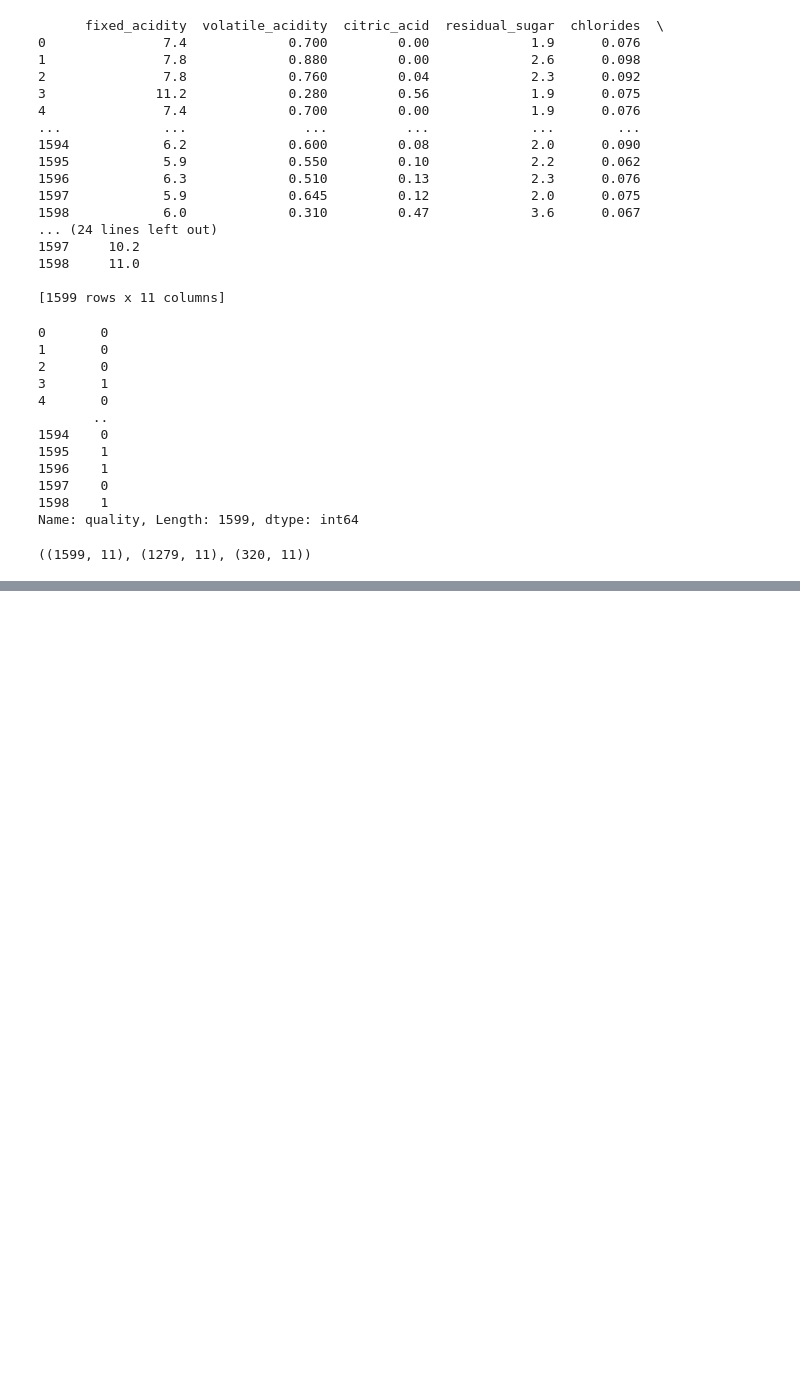
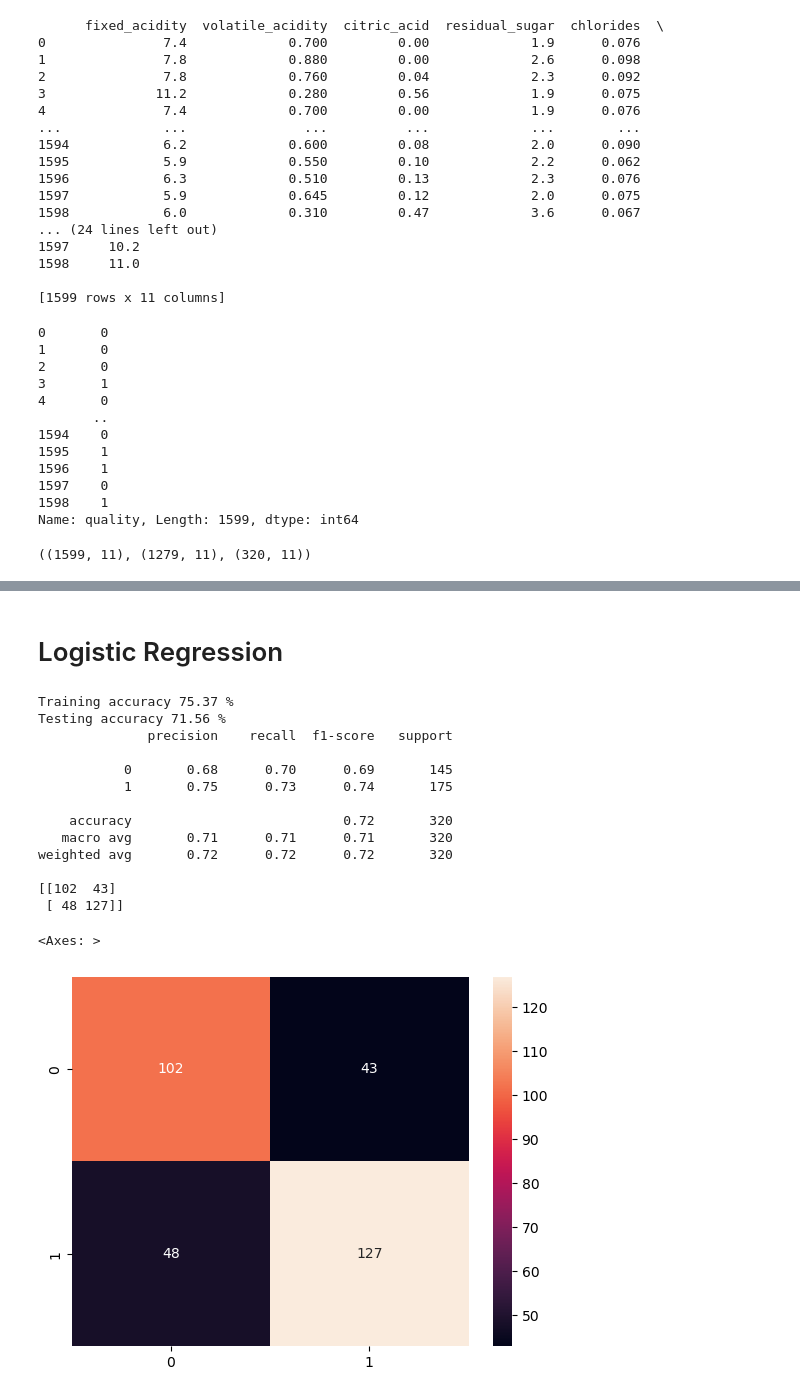
Before and after one commit to cobentil02/Redwinequality_ML, a Jupyter notebook: Red_Wine_Dataset.ipynb, the cells around one changed output, grey strips where cells are left out. Cells and saved outputs as stored; diff of their text form; code cells hidden in the pictures; blank space fills up the shorter version.

```diff
--- a/Red_Wine_Dataset.ipynb
+++ b/Red_Wine_Dataset.ipynb
@@ -240,0 +324,35 @@ X_test = sc.fit_transform(X_test)
+# %% [markdown]
+# Logistic Regression
+# %%
+logmodel = LogisticRegression(random_state=1)
+logmodel.fit(X_train, Y_train)
+
+# predicting the results for the test set
+Y_predlog = logmodel.predict(X_test)
+
+#finding the accuracies of both train and test models
+print("Training accuracy {0:.2f} %".format(logmodel.score(X_train, Y_train)*100))
+print("Testing accuracy {0:.2f} %".format(logmodel.score(X_test, Y_test)*100))
+
+# classification report
+print(classification_report(Y_test, Y_predlog))
+
+# confusion matrix
+print(confusion_matrix(Y_test, Y_predlog))
+sns.heatmap(confusion_matrix(Y_test,Y_predlog), annot = True, fmt='d')
+# %% [output]
+Training accuracy 75.37 %
+Testing accuracy 71.56 %
+              precision    recall  f1-score   support
+
+           0       0.68      0.70      0.69       145
+           1       0.75      0.73      0.74       175
+
+    accuracy                           0.72       320
+   macro avg       0.71      0.71      0.71       320
+weighted avg       0.72      0.72      0.72       320
+
+[[102  43]
+ [ 48 127]]
+<Axes: >
+[figure, added]
```
Also changed, not shown: parts of 8 cells of this notebook.
